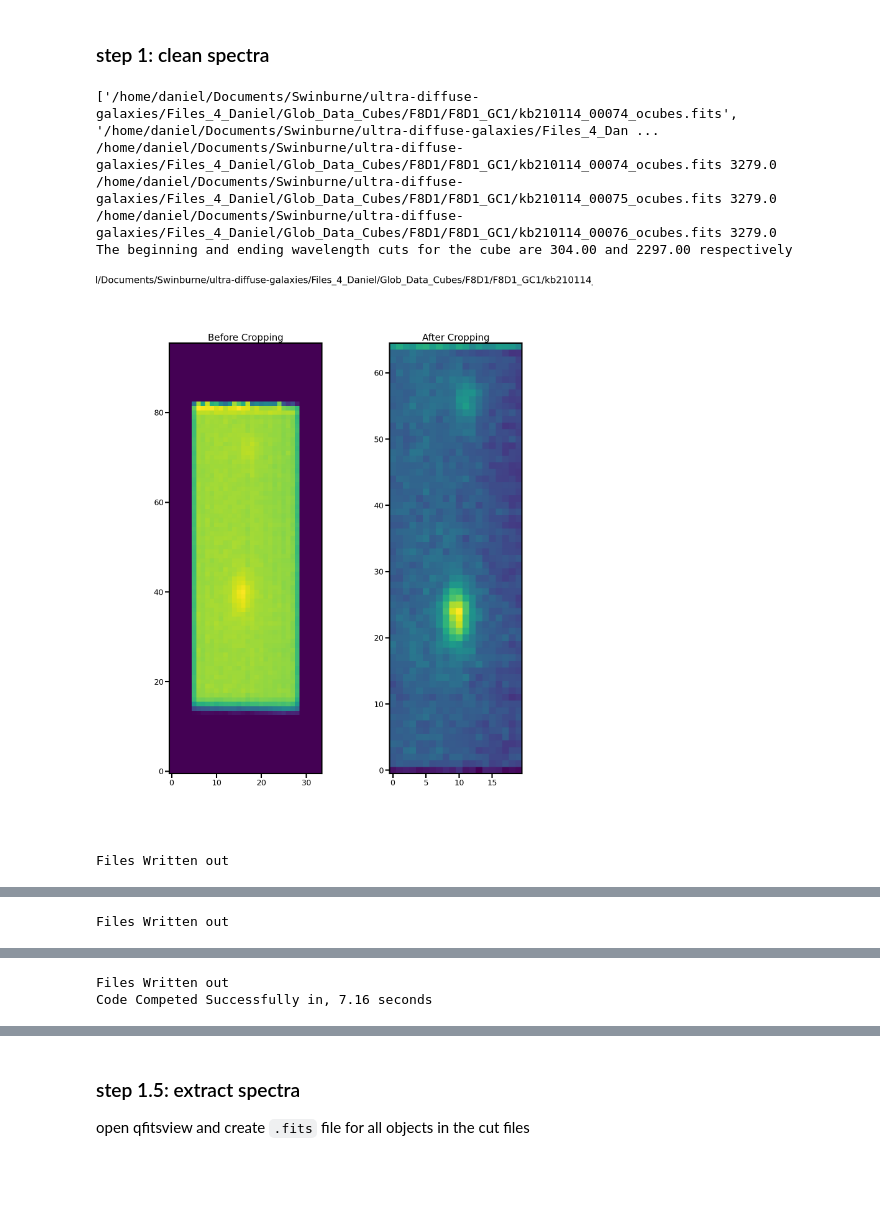
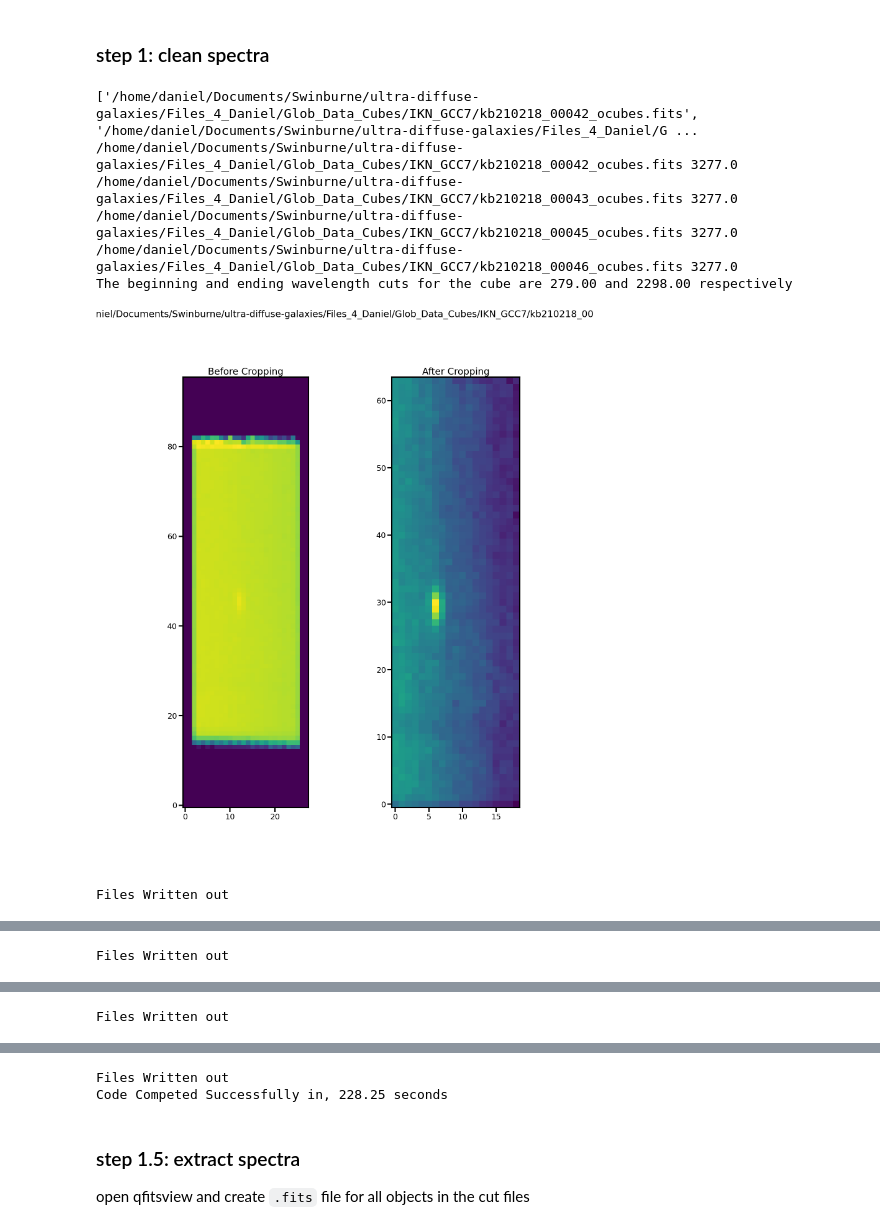
Before and after one commit to daniel-lyon/CAS-Summer-Project, a Jupyter notebook: scripts/main.ipynb, the cells around one changed output, grey strips where cells are left out. Cells and saved outputs as stored; diff of their text form; code cells hidden in the pictures; blank space fills up the shorter version.

```diff
--- a/scripts/main.ipynb
+++ b/scripts/main.ipynb
@@ -20,19 +20,20 @@ warnings.filterwarnings('ignore')
 ### step 1: clean spectra
 # %%
 """ User inputs """
-s1_file_directory = '/home/daniel/Documents/Swinburne/ultra-diffuse-galaxies/Files_4_Daniel/Glob_Data_Cubes/F8D1/F8D1_GC1/' # path to directory containing spectra
+s1_file_directory = '/home/daniel/Documents/Swinburne/ultra-diffuse-galaxies/Files_4_Daniel/Glob_Data_Cubes/IKN_GCC7/' # path to directory containing spectra
 s1_file_keyword = '*kb*ocubes*' # keyword to find files in directory
 x_low = 7 # lowest and highest xvalue of the spaxel to be INCLUDED in the rectangle
-x_high = 26
+x_high = 25
 y_low = 17 # lowest and highest yvalue of the spaxel to be INCLUDED in the rectangle
-y_high = 81
+y_high = 80
 
 cut_cube(s1_file_directory, s1_file_keyword, x_low, x_high, y_low, y_high)
 # %% [output]
-['/home/daniel/Documents/Swinburne/ultra-diffuse-galaxies/Files_4_Daniel/Glob_Data_Cubes/F8D1/F8D1_GC1/kb210114_00074_ocubes.fits', '/home/daniel/Documents/Swinburne/ultra-diffuse-galaxies/Files_4_Dan ...
-/home/daniel/Documents/Swinburne/ultra-diffuse-galaxies/Files_4_Daniel/Glob_Data_Cubes/F8D1/F8D1_GC1/kb210114_00074_ocubes.fits 3279.0
-/home/daniel/Documents/Swinburne/ultra-diffuse-galaxies/Files_4_Daniel/Glob_Data_Cubes/F8D1/F8D1_GC1/kb210114_00075_ocubes.fits 3279.0
-/home/daniel/Documents/Swinburne/ultra-diffuse-galaxies/Files_4_Daniel/Glob_Data_Cubes/F8D1/F8D1_GC1/kb210114_00076_ocubes.fits 3279.0
-The beginning and ending wavelength cuts for the cube are 304.00 and 2297.00 respectively
+['/home/daniel/Documents/Swinburne/ultra-diffuse-galaxies/Files_4_Daniel/Glob_Data_Cubes/IKN_GCC7/kb210218_00042_ocubes.fits', '/home/daniel/Documents/Swinburne/ultra-diffuse-galaxies/Files_4_Daniel/G ...
+/home/daniel/Documents/Swinburne/ultra-diffuse-galaxies/Files_4_Daniel/Glob_Data_Cubes/IKN_GCC7/kb210218_00042_ocubes.fits 3277.0
+/home/daniel/Documents/Swinburne/ultra-diffuse-galaxies/Files_4_Daniel/Glob_Data_Cubes/IKN_GCC7/kb210218_00043_ocubes.fits 3277.0
+/home/daniel/Documents/Swinburne/ultra-diffuse-galaxies/Files_4_Daniel/Glob_Data_Cubes/IKN_GCC7/kb210218_00045_ocubes.fits 3277.0
+/home/daniel/Documents/Swinburne/ultra-diffuse-galaxies/Files_4_Daniel/Glob_Data_Cubes/IKN_GCC7/kb210218_00046_ocubes.fits 3277.0
+The beginning and ending wavelength cuts for the cube are 279.00 and 2298.00 respectively
-[figure, old version]
+[figure, new version]
 Files Written out
@@ -42,2 +43 @@ Files Written out
 Files Written out
-Code Competed Successfully in, 7.16 seconds
@@ -44,3 +45,5 @@ Code Competed Successfully in, 7.16 seconds
+Files Written out
+Code Competed Successfully in, 228.25 seconds
 # %% [markdown]
 ### step 1.5: extract spectra
 open qfitsview and create `.fits` file for all objects in the cut files
```
Also changed, not shown: parts of 5 cells of this notebook, 16 other files.
